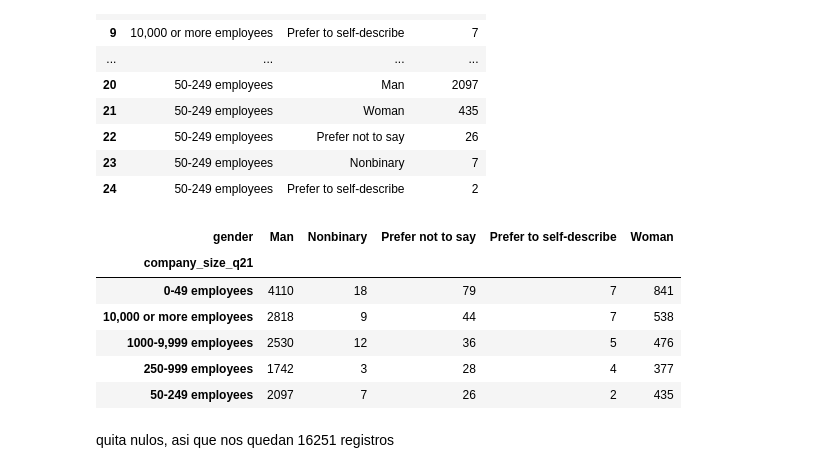
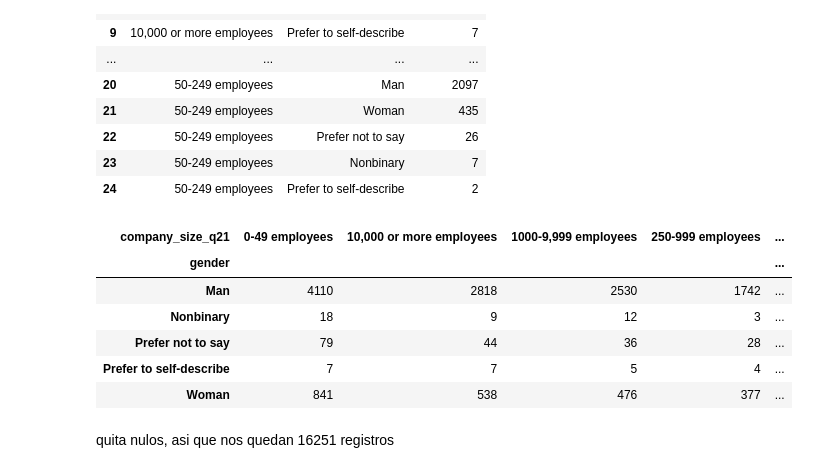
Before and after one commit to Adalab/project-da-promo-c-module-2-team-1, a Jupyter notebook: code/Genero_tamaño_empresa.ipynb, the cells around one changed output. Saved outputs shown, nothing was run; the diff lists cells and outputs as text; code cells hidden in the pictures.

```diff
--- a/code/Genero_tamaño_empresa.ipynb
+++ b/code/Genero_tamaño_empresa.ipynb
@@ -197,16 +197,16 @@ genero_empresa.reset_index()
 | 23 | 50-249 employees | Nonbinary | 7 |
 | 24 | 50-249 employees | Prefer to self-describe | 2 |
 # %%
-tamaño_genero=pd.DataFrame(pd.crosstab(df_genero['company_size_q21'], df_genero['gender']))
+tamaño_genero=pd.DataFrame(pd.crosstab(df_genero['gender'], df_genero['company_size_q21']))
 tamaño_genero
 #Hago tabla de frecuencias de las variables
 # %% [output]
-| gender | Man | Nonbinary | Prefer not to say | Prefer to self-describe | Woman |
-| company_size_q21 |  |  |  |  |  |
-| 0-49 employees | 4110 | 18 | 79 | 7 | 841 |
-| 10,000 or more employees | 2818 | 9 | 44 | 7 | 538 |
-| 1000-9,999 employees | 2530 | 12 | 36 | 5 | 476 |
-| 250-999 employees | 1742 | 3 | 28 | 4 | 377 |
-| 50-249 employees | 2097 | 7 | 26 | 2 | 435 |
+| company_size_q21 | 0-49 employees | 10,000 or more employees | 1000-9,999 employees | 250-999 employees | ... |
+| gender |  |  |  |  | ... |
+| Man | 4110 | 2818 | 2530 | 1742 | ... |
+| Nonbinary | 18 | 9 | 12 | 3 | ... |
+| Prefer not to say | 79 | 44 | 36 | 28 | ... |
+| Prefer to self-describe | 7 | 7 | 5 | 4 | ... |
+| Woman | 841 | 538 | 476 | 377 | ... |
 # %% [markdown]
 quita nulos, asi que nos quedan 16251 registros
```
Also changed, not shown: parts of 15 cells of this notebook.
